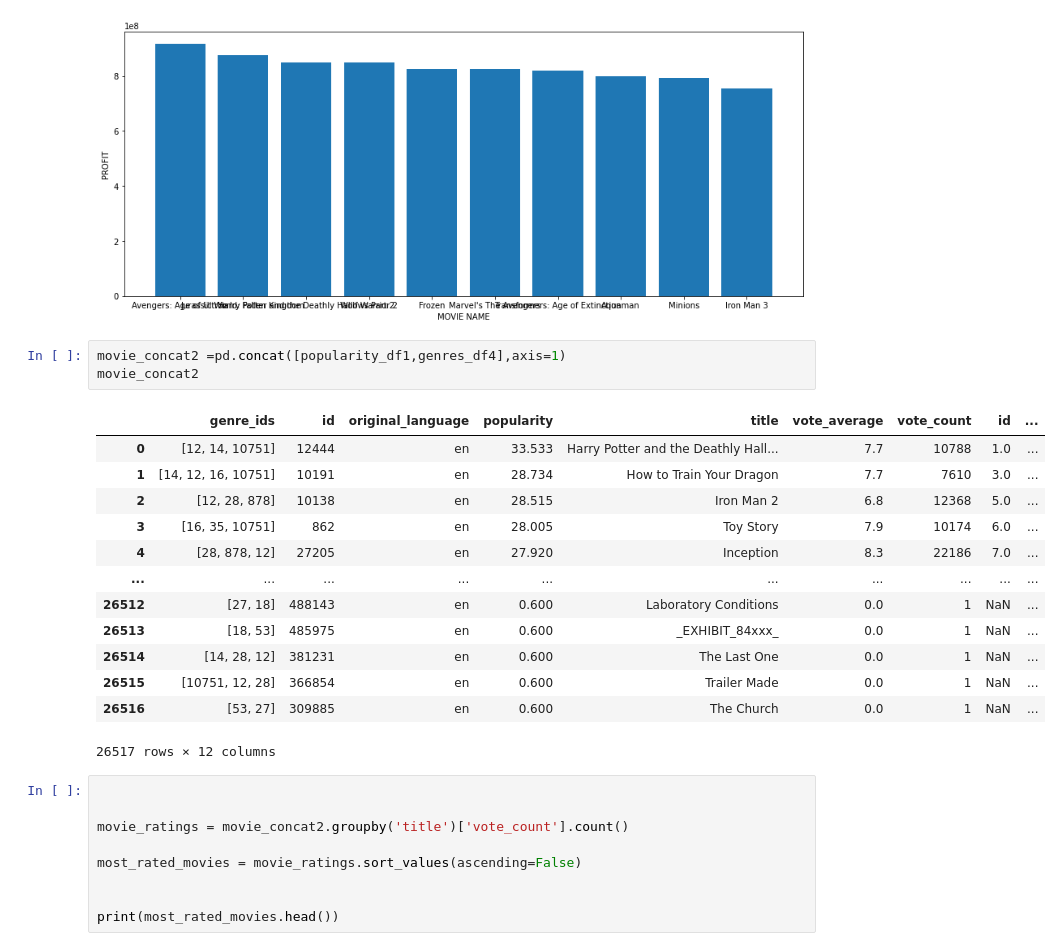
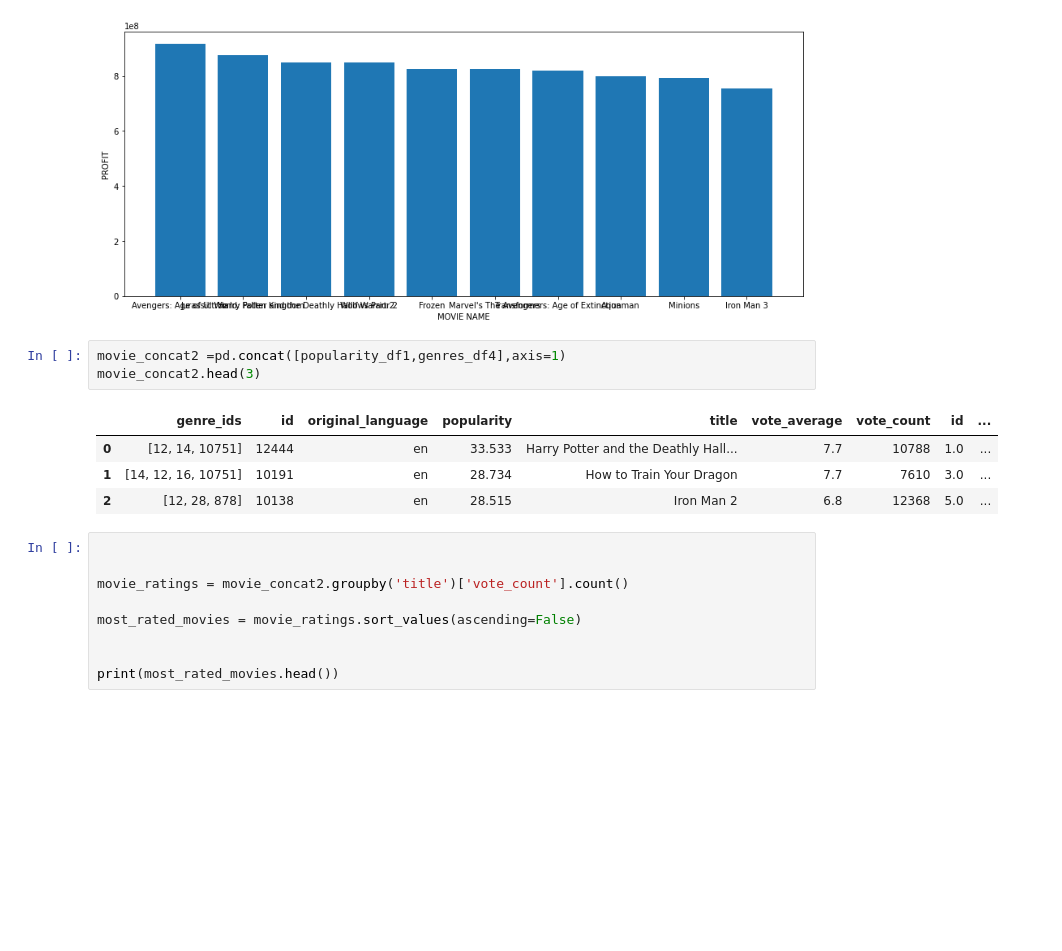
Before and after one commit to jmbego/dsc-phase-1-project, a Jupyter notebook: index.ipynb, the cells around one changed output. Cells and saved outputs as stored; diff of their text form; blank space fills up the shorter version.

```diff
--- a/index.ipynb
+++ b/index.ipynb
@@ -194,21 +194,12 @@ plt.show()
 [figure]
 # %%
 movie_concat2 =pd.concat([popularity_df1,genres_df4],axis=1)
-movie_concat2
+movie_concat2.head(3)
 # %% [output]
 |  | genre_ids | id | original_language | popularity | title | vote_average | vote_count | id | ... |
 | 0 | [12, 14, 10751] | 12444 | en | 33.533 | Harry Potter and the Deathly Hall... | 7.7 | 10788 | 1.0 | ... |
 | 1 | [14, 12, 16, 10751] | 10191 | en | 28.734 | How to Train Your Dragon | 7.7 | 7610 | 3.0 | ... |
 | 2 | [12, 28, 878] | 10138 | en | 28.515 | Iron Man 2 | 6.8 | 12368 | 5.0 | ... |
-| 3 | [16, 35, 10751] | 862 | en | 28.005 | Toy Story | 7.9 | 10174 | 6.0 | ... |
-| 4 | [28, 878, 12] | 27205 | en | 27.920 | Inception | 8.3 | 22186 | 7.0 | ... |
-| ... | ... | ... | ... | ... | ... | ... | ... | ... | ... |
-| 26512 | [27, 18] | 488143 | en | 0.600 | Laboratory Conditions | 0.0 | 1 | NaN | ... |
-| 26513 | [18, 53] | 485975 | en | 0.600 | _EXHIBIT_84xxx_ | 0.0 | 1 | NaN | ... |
-| 26514 | [14, 28, 12] | 381231 | en | 0.600 | The Last One | 0.0 | 1 | NaN | ... |
-| 26515 | [10751, 12, 28] | 366854 | en | 0.600 | Trailer Made | 0.0 | 1 | NaN | ... |
-| 26516 | [53, 27] | 309885 | en | 0.600 | The Church | 0.0 | 1 | NaN | ... |
-26517 rows × 12 columns
 # %%
 
 
```
Also changed, not shown: 1 other file.
